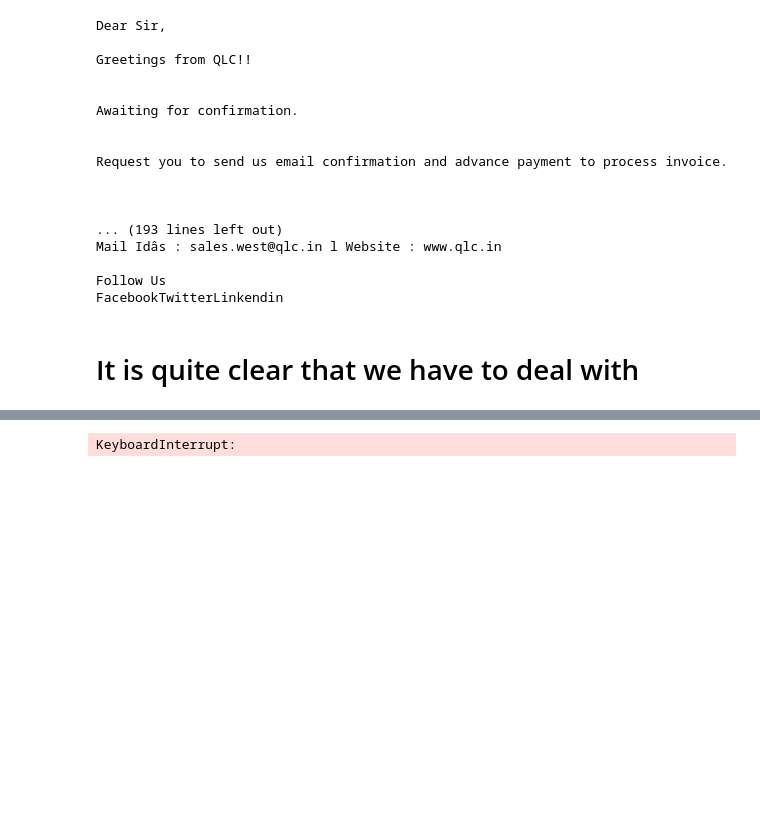
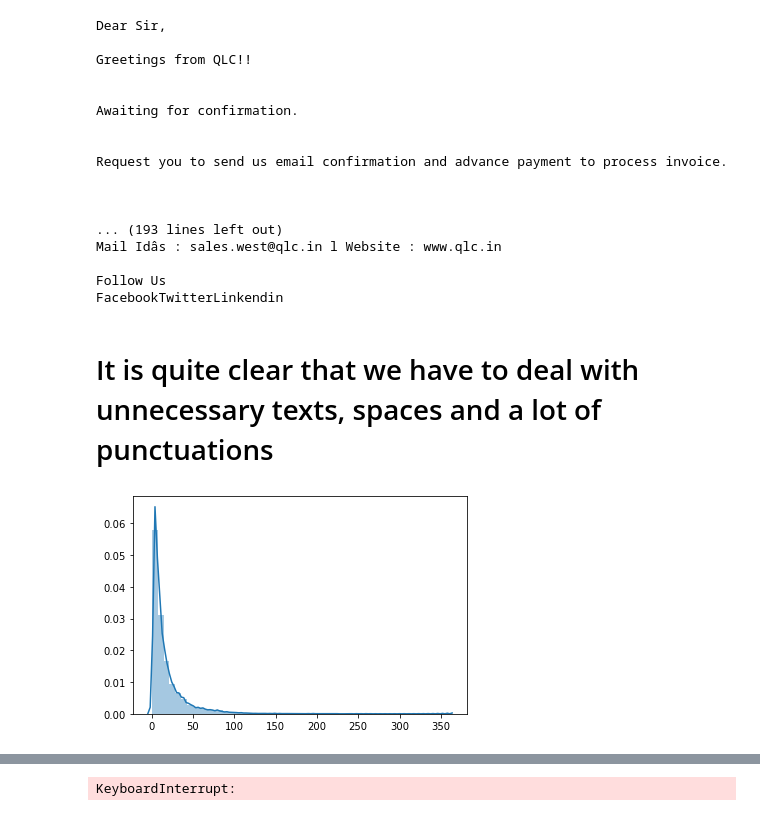
Before and after one commit to ShardulJ/QLC_Assignment, a Jupyter notebook: Untitled2.ipynb, the cells around one changed output, grey strips where cells are left out. Cells and saved outputs as stored; diff of their text form; code cells hidden in the pictures; blank space fills up the shorter version.

```diff
--- a/Untitled2.ipynb
+++ b/Untitled2.ipynb
@@ -135,4 +140,4 @@
 Follow Us
 FacebookTwitterLinkendin
 # %% [markdown]
-# It is quite clear that we have to deal with
+# It is quite clear that we have to deal with unnecessary texts, spaces and a lot of punctuations
@@ -138,0 +153,7 @@ FacebookTwitterLinkendin
+# %%
+df['newtokens'] = df.apply(lambda x: word_tokenize(x['checking']), axis=1)
+newlengths = [len(line) for line in df["newtokens"]]
+sns.distplot(newlengths)
+plt.show()
+# %% [output]
+[figure, added]
```
Also changed, not shown: parts of 33 cells of this notebook.
